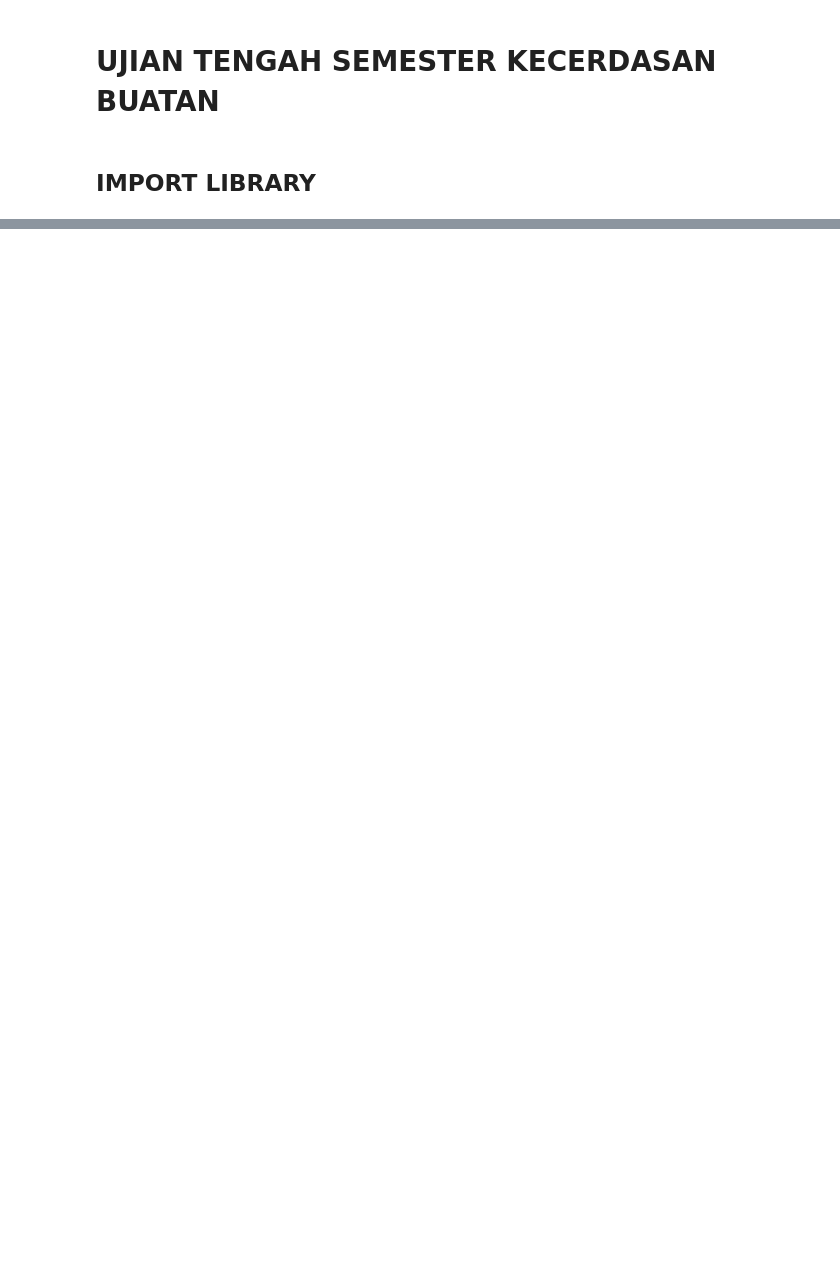
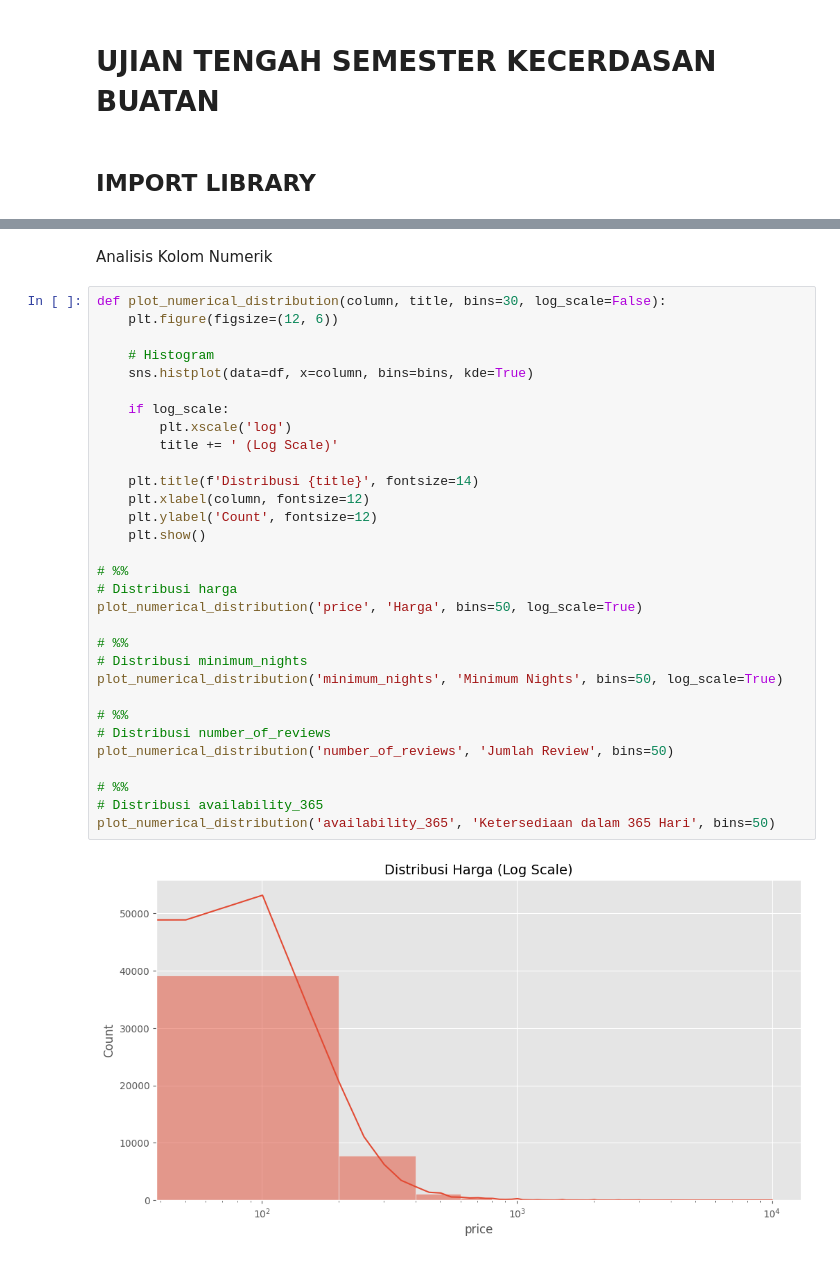
Before and after one commit to Radityaz/2025_AI_TI1B, a Jupyter notebook: RikoAdityaZaki_AI_UTS.ipynb, the cells around one changed output, grey strips where cells are left out. Cells and saved outputs as stored; diff of their text form; blank space fills up the shorter version.

```diff
--- a/RikoAdityaZaki_AI_UTS.ipynb
+++ b/RikoAdityaZaki_AI_UTS.ipynb
@@ -136,0 +202,35 @@ Staten Island             173.846591     62.292553    57.444444
+# %% [markdown]
+Analisis Kolom Numerik
+# %%
+def plot_numerical_distribution(column, title, bins=30, log_scale=False):
+    plt.figure(figsize=(12, 6))
+
+    # Histogram
+    sns.histplot(data=df, x=column, bins=bins, kde=True)
+
+    if log_scale:
+        plt.xscale('log')
+        title += ' (Log Scale)'
+
+    plt.title(f'Distribusi {title}', fontsize=14)
+    plt.xlabel(column, fontsize=12)
+    plt.ylabel('Count', fontsize=12)
+    plt.show()
+
+# %%
+# Distribusi harga
+plot_numerical_distribution('price', 'Harga', bins=50, log_scale=True)
+
+# %%
+# Distribusi minimum_nights
+plot_numerical_distribution('minimum_nights', 'Minimum Nights', bins=50, log_scale=True)
+
+# %%
+# Distribusi number_of_reviews
+plot_numerical_distribution('number_of_reviews', 'Jumlah Review', bins=50)
+
+# %%
+# Distribusi availability_365
+plot_numerical_distribution('availability_365', 'Ketersediaan dalam 365 Hari', bins=50)
+# %% [output]
+[figure, added]
```
Also changed, not shown: parts of 35 cells of this notebook.
